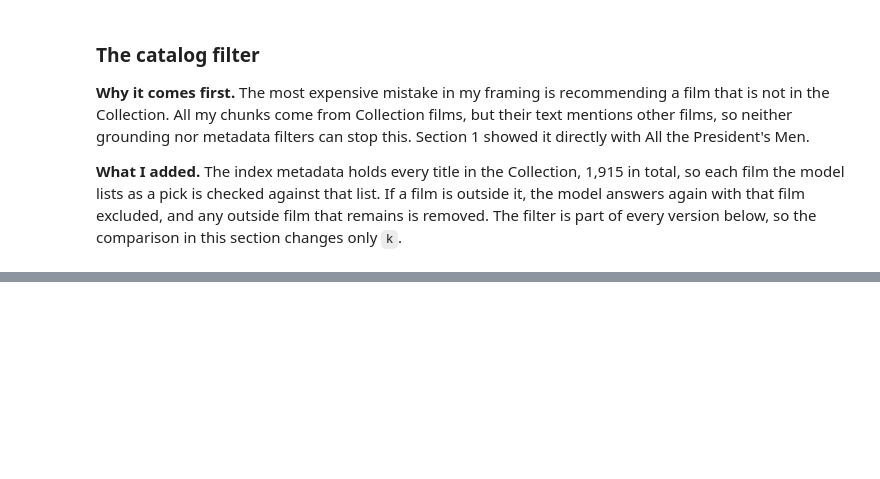
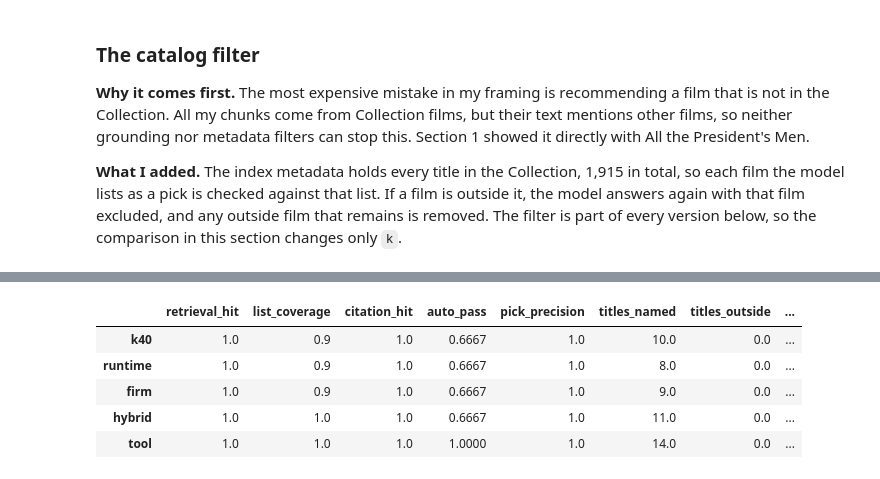
Before and after one commit to gbrlgms/project-3-ai-product, a Jupyter notebook: notebooks/02_build.ipynb, the cells around one changed output, grey strips where cells are left out. Drawn from its saved outputs; the diff is of its cells as text; code cells hidden in the pictures; blank space fills up the shorter version.

```diff
--- a/notebooks/02_build.ipynb
+++ b/notebooks/02_build.ipynb
@@ -206,0 +211,22 @@ Retrieval hit counts a question when at least one retrieved chunk belongs to an
+# %%
+extended = extend_filters(frozen, eval_set)     # adds the runtime limits, the spine lookup and the task; the frozen filters stay
+
+steps = {
+    "runtime": {"runtime_header": True},
+    "firm":    {"runtime_header": True, "firm_picks": True},
+    "hybrid":  {"runtime_header": True, "firm_picks": True, "hybrid": True},
+    "tool":    {"runtime_header": True, "firm_picks": True, "hybrid": True, "tool": True},
+}
+step_runs = {"k40": runs[40], **{name: run_version(f"ladder_{name}", sample_set, collection, 40, extended, catalog=catalog, **options)
+                                 for name, options in steps.items()}}       # saved and reused
+step_scored = {name: evaluate(results, sample_set, cat, name) for name, results in step_runs.items()}
+
+step_comparison = pd.DataFrame({name: version_summary(df, sample_set) for name, df in step_scored.items()}).T
+step_comparison.round(4)
+# %% [output]
+|  | retrieval_hit | list_coverage | citation_hit | auto_pass | pick_precision | titles_named | titles_outside | ... |
+| k40 | 1.0 | 0.9 | 1.0 | 0.6667 | 1.0 | 10.0 | 0.0 | ... |
+| runtime | 1.0 | 0.9 | 1.0 | 0.6667 | 1.0 | 8.0 | 0.0 | ... |
+| firm | 1.0 | 0.9 | 1.0 | 0.6667 | 1.0 | 9.0 | 0.0 | ... |
+| hybrid | 1.0 | 1.0 | 1.0 | 0.6667 | 1.0 | 11.0 | 0.0 | ... |
+| tool | 1.0 | 1.0 | 1.0 | 1.0000 | 1.0 | 14.0 | 0.0 | ... |
```
Also changed, not shown: parts of 14 cells of this notebook.
